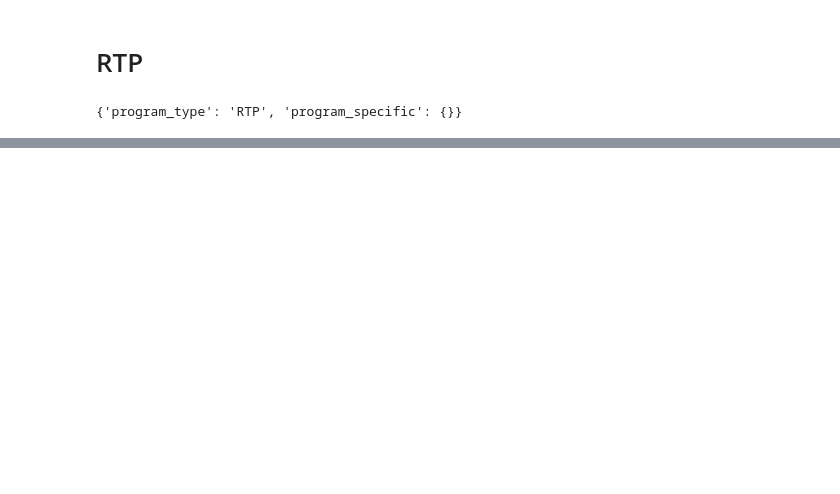
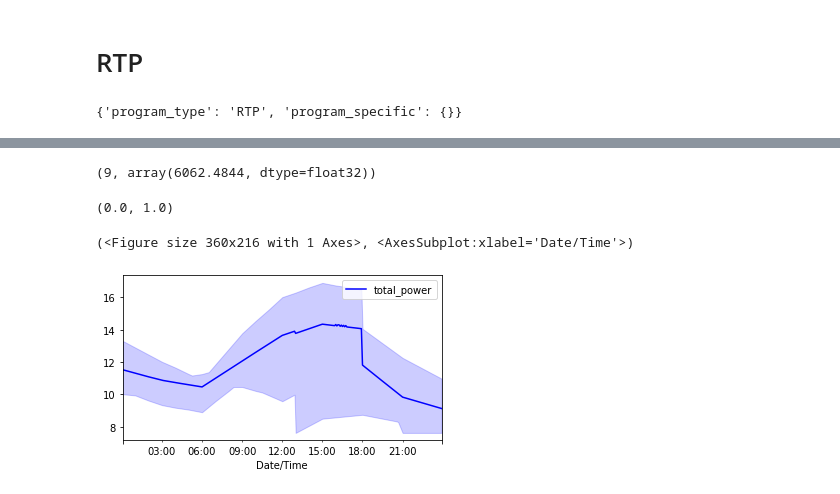
Before and after one commit to NREL/learning-building-control, a Jupyter notebook: lbc/experiments/calculate-rbc-setpoints.ipynb, the cells around one changed output, grey strips where cells are left out. Cells and saved outputs as stored; diff of their text form; code cells hidden in the pictures; blank space fills up the shorter version.

Commit message:
small mods on eagle in prepping results for paper

```diff
--- a/lbc/experiments/calculate-rbc-setpoints.ipynb
+++ b/lbc/experiments/calculate-rbc-setpoints.ipynb
@@ -138,0 +159,6 @@ pd.DataFrame(policy.comfort_band).plot()
+# %%
+with open("/projects/aumc/learning-building-control/results-PC/RBC-PC-1.000-0.800.p", "rb") as f:
+    data = pickle.load(f)
+
+data["config"]["policy_config"]["setpoints"] = RBC_SETPOINTS["PC"]
+data["config"]
@@ -138,0 +185,15 @@ pd.DataFrame(policy.comfort_band).plot()
+# %%
+results = {}
+rollouts = {}
+for p_flow in np.linspace(0, .3, 10):
+    for p_temp in np.linspace(0, 1, 10):
+        config = data["config"].copy()
+        config["policy_config"]["p_flow"] = p_flow
+        config["policy_config"]["p_temp"] = p_temp
+        runner = RBCRunner(**config)
+        loss, rollout, meta = runner.run_policy()
+        loss = loss.mean().detach().numpy()
+        power = rollout.data["total_power"].sum()
+        results[(p_flow, p_temp)] = (loss, power)
+        rollouts[(p_flow, p_temp)] = rollout
+        print(p_flow, p_temp, loss, power)
@@ -138,0 +222,14 @@ pd.DataFrame(policy.comfort_band).plot()
+# %%
+x = [x[0] for x in list(results.values())]
+np.argmin(x), min(x)
+# %% [output]
+(9, array(6062.4844, dtype=float32))
+# %%
+list(results.keys())[9]
+# %% [output]
+(0.0, 1.0)
+# %%
+plot_stats(rollouts[(0.0, 1.0)], "total_power")
+# %% [output]
+(<Figure size 360x216 with 1 Axes>, <AxesSubplot:xlabel='Date/Time'>)
+[figure, added]
```
Also changed, not shown: parts of 14 cells of this notebook, 4 other files.
